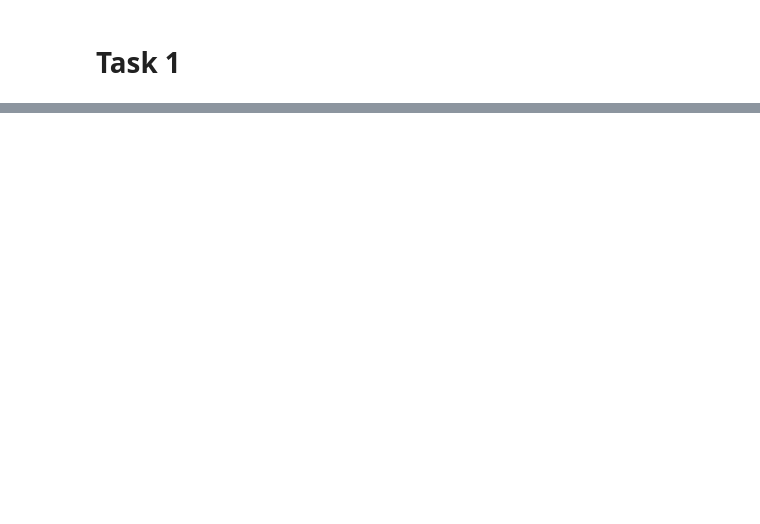
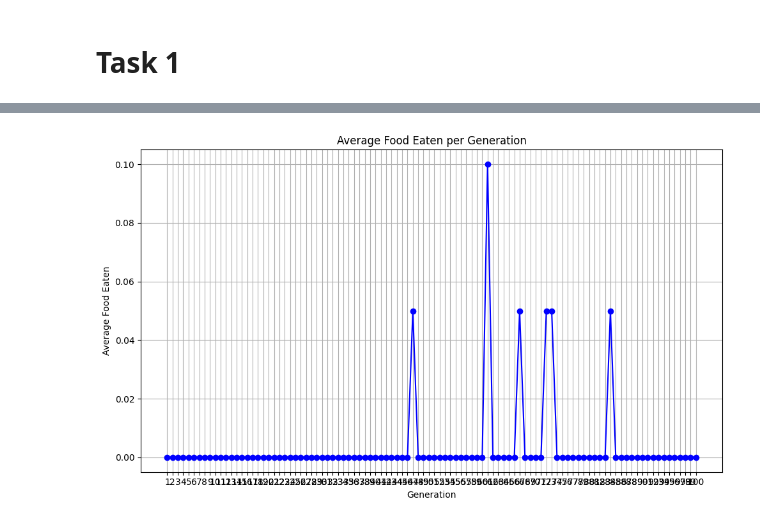
Before and after one commit to FabianoBusca/learning_machines, a Jupyter notebook: catkin_ws/src/learning_machines/src/learning_machines/plot_actions.ipynb, the cells around one changed output, grey strips where cells are left out. Drawn from its saved outputs; the diff is of its cells as text; code cells hidden in the pictures; blank space fills up the shorter version.

```diff
--- a/catkin_ws/src/learning_machines/src/learning_machines/plot_actions.ipynb
+++ b/catkin_ws/src/learning_machines/src/learning_machines/plot_actions.ipynb
@@ -93,5 +93,5 @@ plt.show()
 # %%
-with open(log_pat / "../race/run_20250613-071541/log.json") as f:
+with open(log_pat / "collect/run_20250620-100803/log.json") as f:
     data = json.load(f)
 
 # Extract position and speed over time
@@ -122,0 +150,24 @@ plt.show()
+# %%
+import os
+
+avg_food_ate = []
+for file in os.listdir(log_pat / "food_evolution/run_20250619-220739/"):
+    if file.endswith(".json") and "generation" in file:
+        with open(log_pat / "food_evolution/run_20250619-220739/" / file) as f:
+            data = json.load(f)
+            food_hits = 0
+        for individual in data["individuals"]:
+            food_hits += individual["food_hits"]
+        avg_food_ate.append(food_hits / len(data["individuals"]))
+
+plt.figure(figsize=(10, 6))
+plt.plot(range(1, len(avg_food_ate) + 1), avg_food_ate, marker='o', linestyle='-', color='blue')
+plt.title("Average Food Eaten per Generation")
+plt.xlabel("Generation")
+plt.ylabel("Average Food Eaten")
+plt.xticks(range(1, len(avg_food_ate) + 1))
+plt.grid(True)
+plt.tight_layout()
+plt.show()
+# %% [output]
+[figure, added]
```
Also changed, not shown: parts of 7 cells of this notebook, 7 other files.
